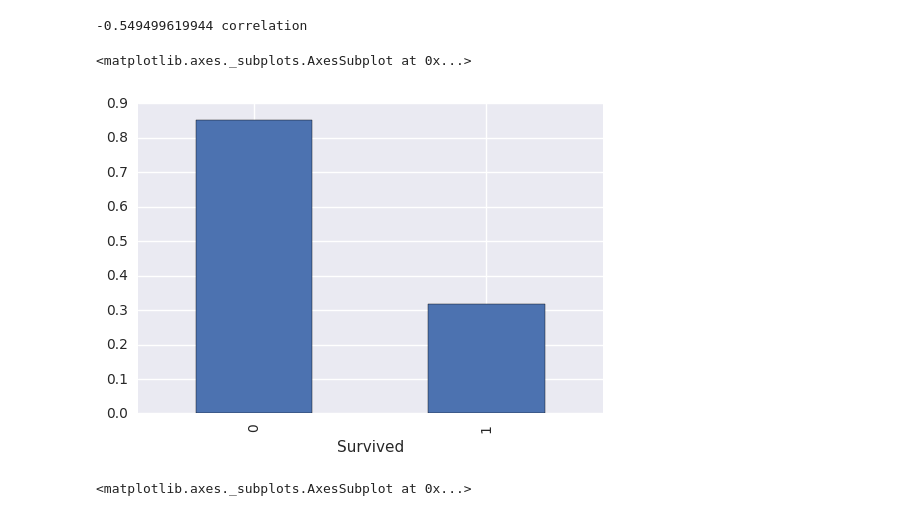
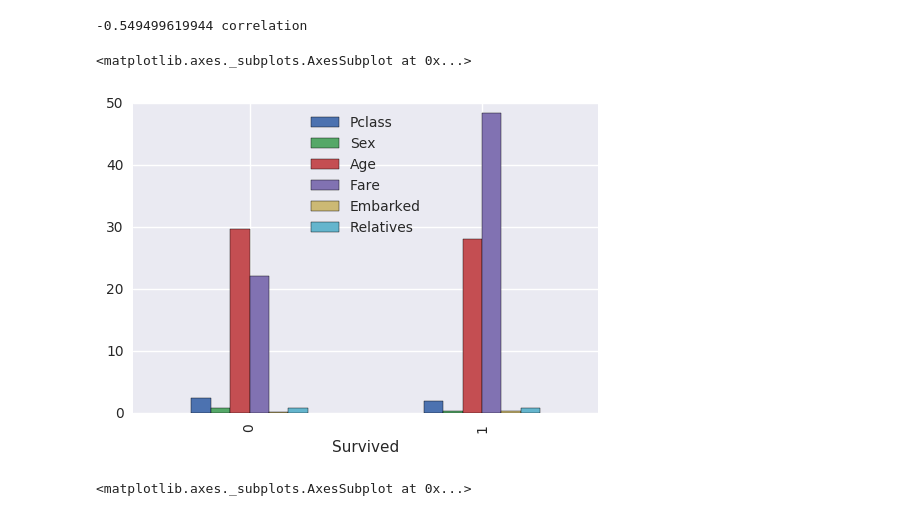
Before and after one commit to cranb3rry/dtnl, a Jupyter notebook: d_a_titanic.ipynb, the cells around one changed output. Cells and saved outputs as stored; diff of their text form; code cells hidden in the pictures.

```diff
--- a/d_a_titanic.ipynb
+++ b/d_a_titanic.ipynb
@@ -150,11 +150,11 @@ print (pclass.corr(fare, 'pearson'), 'correlation')
 # pd.options.display.float_format = '{:,.2f}'.format
 # %%
 # Showing family (1) mean bars for people who survived and did not
-tdf.groupby('Survived').mean()['Sex'].plot(kind='bar')
+tdf.groupby('Survived').mean().plot(kind='bar')
 # Survivers a lot more frequently had relatives on board
 # %% [output]
 <matplotlib.axes._subplots.AxesSubplot at 0x...>
-[figure, old version]
+[figure, new version]
 # %%
 # Same for age (2)
 tdf.groupby('Survived').mean()['Sex'].plot(kind='bar')
```
